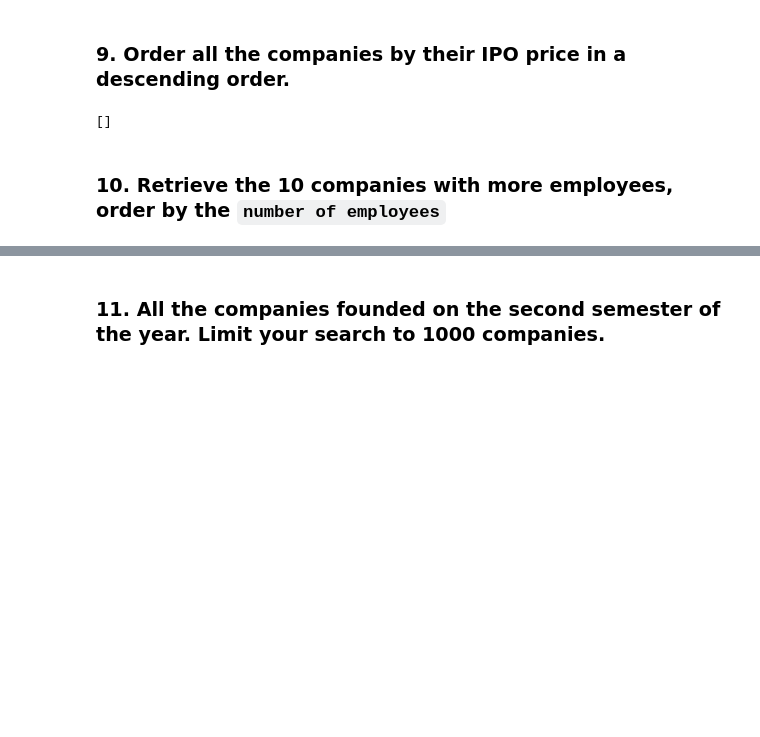
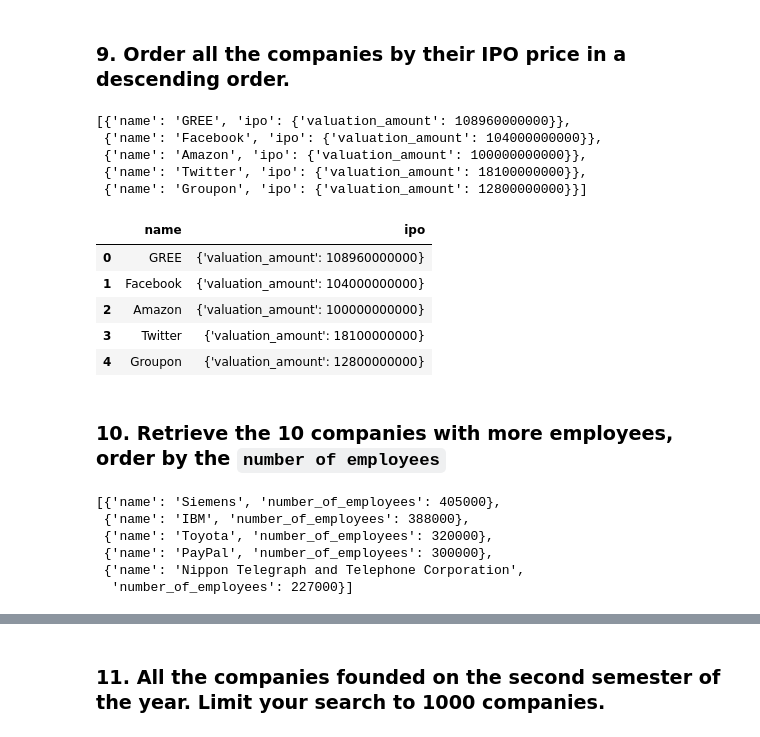
Before and after one commit to Ironhack-Data-Madrid-Octubre-2022/3.4-lab-mongo, a Jupyter notebook: your_code/main.ipynb, the cells around one changed output, grey strips where cells are left out. Saved outputs shown, nothing was run; the diff lists cells and outputs as text; code cells hidden in the pictures; blank space fills up the shorter version.

```diff
--- a/your_code/main.ipynb
+++ b/your_code/main.ipynb
@@ -228,8 +228,12 @@ numbemployee
 # %% [markdown]
 ### 9. Order all the companies by their IPO price in a descending order.
 # %%
-query={'$and':[{'ipo.price': int()}]}
-filtro = {'name': True,'ipo.price':True, '_id' : False}
-list(colec.find(query, filtro).limit(5))
+query = {}
+filtro = {'name': True, '_id' : False, 'ipo.valuation_amount' : True}
+list(colec.find(query, filtro).sort('ipo.valuation_amount', -1).limit(5))
 # %% [output]
-[]
+[{'name': 'GREE', 'ipo': {'valuation_amount': 108960000000}},
+ {'name': 'Facebook', 'ipo': {'valuation_amount': 104000000000}},
+ {'name': 'Amazon', 'ipo': {'valuation_amount': 100000000000}},
+ {'name': 'Twitter', 'ipo': {'valuation_amount': 18100000000}},
+ {'name': 'Groupon', 'ipo': {'valuation_amount': 12800000000}}]
@@ -238,2 +240,12 @@ list(colec.find(query, filtro).limit(5))
+# %%
+by_ipo = pd.DataFrame(list(colec.find(query, filtro).sort('ipo.valuation_amount', -1).limit(5)))
+by_ipo
+# %% [output]
+|  | name | ipo |
+| 0 | GREE | {'valuation_amount': 108960000000} |
+| 1 | Facebook | {'valuation_amount': 104000000000} |
+| 2 | Amazon | {'valuation_amount': 100000000000} |
+| 3 | Twitter | {'valuation_amount': 18100000000} |
+| 4 | Groupon | {'valuation_amount': 12800000000} |
 # %% [markdown]
 ### 10. Retrieve the 10 companies with more employees, order by the `number of employees`
@@ -241,0 +252,11 @@ list(colec.find(query, filtro).limit(5))
+# %%
+query = {}
+filtro = {'name': True, '_id' : False, 'number_of_employees' : True}
+list(colec.find(query, filtro).sort('number_of_employees', -1).limit(5))
+# %% [output]
+[{'name': 'Siemens', 'number_of_employees': 405000},
+ {'name': 'IBM', 'number_of_employees': 388000},
+ {'name': 'Toyota', 'number_of_employees': 320000},
+ {'name': 'PayPal', 'number_of_employees': 300000},
+ {'name': 'Nippon Telegraph and Telephone Corporation',
+  'number_of_employees': 227000}]
```
Also changed, not shown: parts of 23 cells of this notebook.
